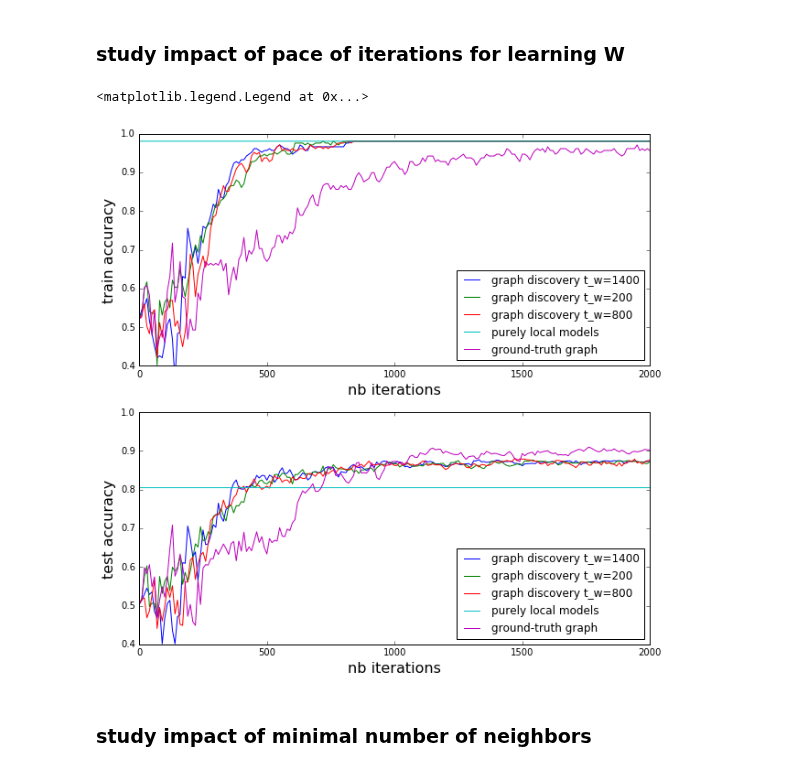
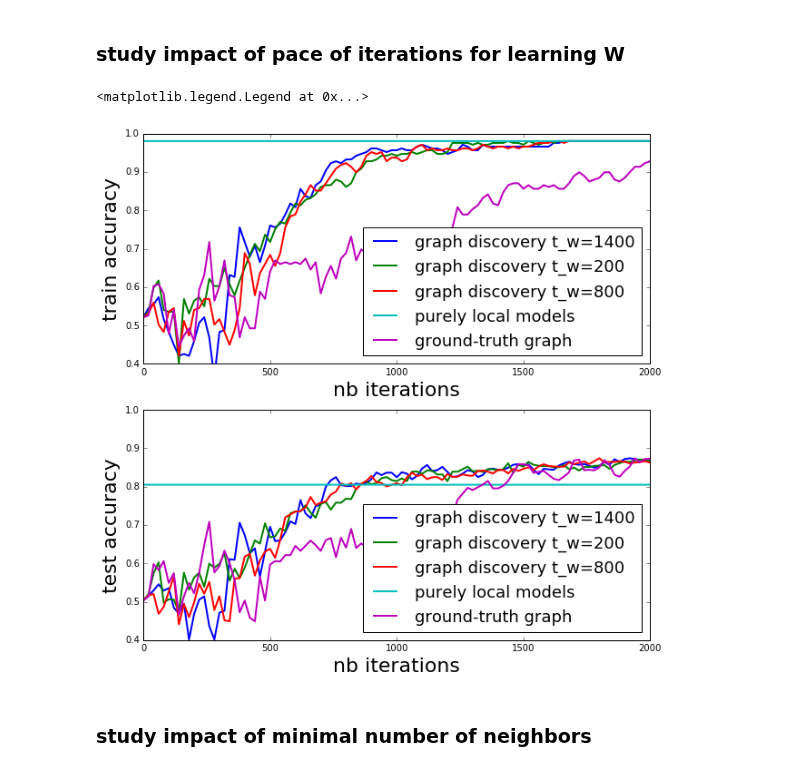
Before and after one commit to vzantedeschi/Dada, a Jupyter notebook: notebooks/Moons-20users.ipynb, the cells around one changed output. Drawn from its saved outputs; the diff is of its cells as text; code cells hidden in the pictures.

```diff
--- a/notebooks/Moons-20users.ipynb
+++ b/notebooks/Moons-20users.ipynb
@@ -56,7 +56,7 @@ colors = {
 }
 # %%
 nodes_copy = deepcopy(nodes)
-results["Dada"] = regularized_local_FW(nodes_copy, base_clfs, beta=BETA, nb_iter=4000, mu=MU, callbacks=callbacks, checkevery=10)
+results["Dada"] = regularized_local_FW(nodes_copy, base_clfs, beta=BETA, nb_iter=4000, mu=MU, callbacks=callbacks, checkevery=20)
 # %%
 centralized_nodes = deepcopy(nodes)
 centralized_FW(centralized_nodes, base_clfs, beta=BETA, nb_iter=200, callbacks={})
@@ -113,15 +121,15 @@ plt.legend(loc='lower right')
 max_iter = 4000
 plt.figure(1, figsize=(10, 6))
 
-plt.xlabel('nb iterations', fontsize=16)
-plt.ylabel('loss', fontsize=16)
+plt.xlabel('nb iterations', fontsize=22)
+plt.ylabel('loss', fontsize=22)
 
 for k, r_list in results.items():
     try:
-        plt.plot([i*10 for i in range(len(r_list))], [r['loss'] for r in r_list], label='{}'.format(k), color=colors[k])
+        plt.plot([i*20 for i in range(len(r_list))], [r['loss'] for r in r_list], label='{}'.format(k), color=colors[k], linewidth=2)
     except:
         pass
 
-plt.legend(loc='upper right')
+plt.legend(loc='upper right', fontsize=22)
 # %% [output]
 <matplotlib.legend.Legend at 0x...>
@@ -175,42 +183,42 @@ init_w = graph_discovery_sparse(local_nodes, min_k)
 for p in [200, 800, 1400]:
 
     gd_nodes = deepcopy(nodes)
-    results_gd["graph discovery t_w={}".format(p)] = gd_reg_local_FW(gd_nodes, base_clfs, init_w, gd_method={"name":"laplacian", "pace_gd": p, "args":(min_k)}, beta=BETA, mu=0.1, reset_step=False, nb_iter=2000, callbacks=callbacks, checkevery=10)
+    results_gd["graph discovery t_w={}".format(p)] = gd_reg_local_FW(gd_nodes, base_clfs, init_w, gd_method={"name":"laplacian", "pace_gd": p, "args":(min_k)}, beta=BETA, mu=0.1, reset_step=False, nb_iter=2000, callbacks=callbacks, checkevery=20)
 # %%
 max_iter = 2000
 NB_ITER = 2000
 plt.figure(1, figsize=(10, 10))
 
 plt.subplot(211)
-plt.xlabel('nb iterations', fontsize=16)
-plt.ylabel('train accuracy', fontsize=16)
+plt.xlabel('nb iterations', fontsize=22)
+plt.ylabel('train accuracy', fontsize=22)
 plt.xlim(0, max_iter)
 plt.ylim(0.4, 1)
 
 for k, r_list in results_gd.items():
     try:
-        plt.plot([i*10 for i in range(len(r_list))], [r['accuracy'][0] for r in r_list], label='{}'.format(k))
+        plt.plot([i*20 for i in range(len(r_list))], [r['accuracy'][0] for r in r_list], label='{}'.format(k), linewidth=2)
     except:
-        plt.plot(range(NB_ITER+1), [r_list[0]]*(NB_ITER+1), label='{}'.format(k))
+        plt.plot(range(NB_ITER+1), [r_list[0]]*(NB_ITER+1), label='{}'.format(k), linewidth=2)
 
-plt.legend(loc='lower right')
+plt.legend(loc='lower right', fontsize=18)
 
 plt.subplot(212)
-plt.xlabel('nb iterations', fontsize=16)
-plt.ylabel('test accuracy', fontsize=16)
+plt.xlabel('nb iterations', fontsize=22)
+plt.ylabel('test accuracy', fontsize=22)
 plt.xlim(0, max_iter)
 plt.ylim(0.4, 1)
 
 for k, r_list in results_gd.items():
     try:
-        plt.plot([i*10 for i in range(len(r_list))], [r['accuracy'][1] for r in r_list], label='{}'.format(k))
+        plt.plot([i*20 for i in range(len(r_list))], [r['accuracy'][1] for r in r_list], label='{}'.format(k), linewidth=2)
     except:
-        plt.plot(range(NB_ITER+1), [r_list[1]]*(NB_ITER+1), label='{}'.format(k))
+        plt.plot(range(NB_ITER+1), [r_list[1]]*(NB_ITER+1), label='{}'.format(k), linewidth=2)
 
-plt.legend(loc='lower right')
+plt.legend(loc='lower right', fontsize=18)
 # %% [output]
 <matplotlib.legend.Legend at 0x...>
-[figure, old version]
+[figure, new version]
 # %% [markdown]
 ### study impact of minimal number of neighbors
 # %%
```
Also changed, not shown: parts of 5 cells of this notebook, 1 other file.
